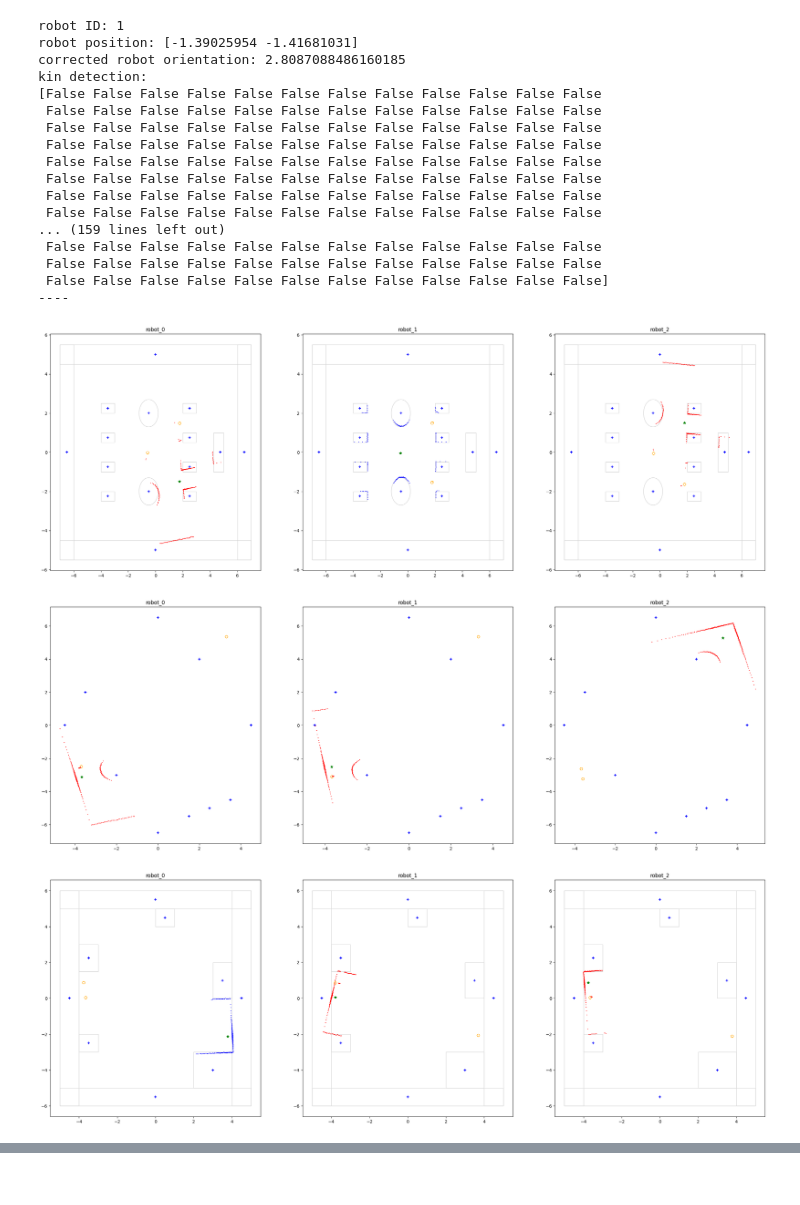
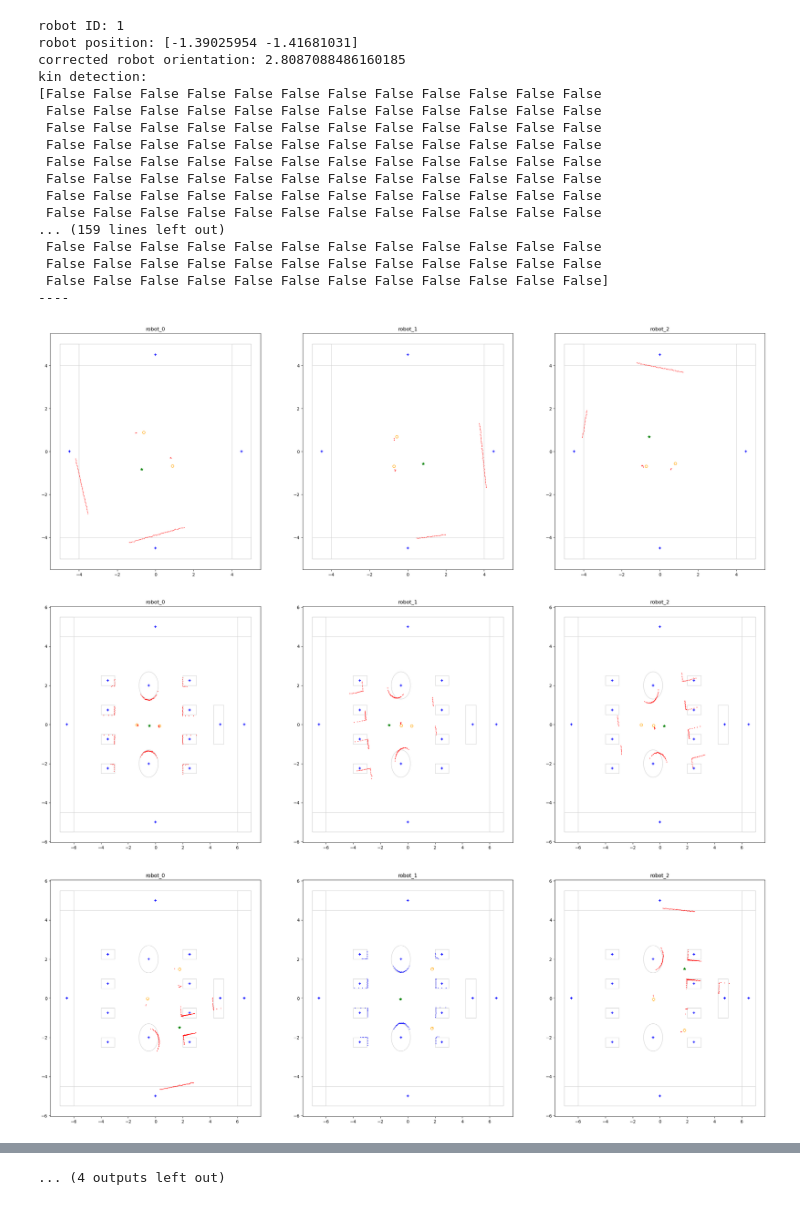
Before and after one commit to ROS2swarm/ROS2swarm-kin-detection, a Jupyter notebook: evaluation_lidar_data.ipynb, the cells around one changed output, grey strips where cells are left out. Saved outputs shown, nothing was run; the diff lists cells and outputs as text; code cells hidden in the pictures.

Commit message:
add corners pillars plot capability and adapt to complete raw data structure

```diff
--- a/evaluation_lidar_data.ipynb
+++ b/evaluation_lidar_data.ipynb
@@ -198,6 +198,8 @@ def create_plot(objects, robots, lidar, arena, r, robot, ax, rot_check):
         plot_two_rooms(ax)
     elif arena == "arena-corners":
         plot_arena_corners(ax)
+    elif arena == "arena-corners-pillars":
+        plot_arena_corners_pillars(ax)
     elif arena == "arena-walls":
         plot_arena_walls(ax)
     elif arena == "arena-walls-poles":
@@ -421,43 +430,58 @@ def detect_false_rotation(objects, arena, robots, r_self, lidar):
 # %%
 # main function: use to determine shifts for certain time stamps
+from pprint import pprint
 
 def main(idx=0, shift=[0,0,0,0,0,0,0,0,0]):
     # get folders with rosbags / lidar data
-    subfolders = [f.name for f in os.scandir('./') if f.is_dir() and f.name[:5] == 'arena']
-    print(subfolders)
+    folders = [f.name for f in os.scandir('./raw_data') if f.is_dir() and f.name not in ['X-tra runs']]
+    pprint(folders)
+    directories_dic = {}
 
-    for subfolder in subfolders:
-        files = glob.glob(subfolder+'/*.csv')
-        arena = subfolder.split('_')[0]
+    cwd = os.getcwd()
+    for folder in folders:
+        directories_dic[folder] = []
+        for rob_type in ['burger/', 'waffle pi/']:
+            [directories_dic[folder].append(rob_type + f.name) for f in os.scandir('./raw_data/' + folder + '/' + rob_type) if f.is_dir()]
 
-        fig, axes = plt.subplots(1, len(files), figsize=(30, 10))
 
-        for rob, f in enumerate(files):
+    for folder in folders:
+        for subfolder in [directories_dic[folder][1]]:
+            os.chdir('./raw_data/' + folder + '/' + subfolder)
 
-            df = pd.read_csv(f)
+            files = os.listdir('.')
+            arena = folder.replace(' ', '-')
 
-            # get robot and object positions
-            objects, robots, r, angle = get_positions(df, idx)
+            print(folder)
+            pprint(files)
+            fig, axes = plt.subplots(1, len(files), figsize=(30, 10))
 
-            # transform lidar scans to points
-            lidar, ld = transform_lidar(df, r, angle, idx, shift[rob])
+            for rob, f in enumerate(files):
 
-            # check for false rotation calculation
-            rot_check, lm, lnm = detect_false_rotation(objects, arena, robots, r, lidar)
+                df = pd.read_csv(f)
 
-            # determine if object or kin
-            l = detect_kin(robots, lidar)
+                # get robot and object positions
+                objects, robots, r, angle = get_positions(df, idx)
 
-            # create plot
-            create_plot(objects, robots, l[:2], arena, r, df['robot'][idx], axes[rob], rot_check)
+                # transform lidar scans to points
+                lidar, ld = transform_lidar(df, r, angle, idx, shift[rob])
 
-            # prints data per robot: ID, position [x,y], orientation corrected by shift, kin detection per LiDAR ray
-            print("robot ID: " + str(rob))
-            print("robot position: " + str(r))
-            print("corrected robot orientation: " + str(angle + shift[rob]))
-            print("kin detection: ")
-            print(l[2])
-            print("----")
+                # check for false rotation calculation
+                rot_check, lm, lnm = detect_false_rotation(objects, arena, robots, r, lidar)
+
+                # determine if object or kin
+                l = detect_kin(robots, lidar)
+
+                # create plot
+                create_plot(objects, robots, l[:2], arena, r, df['robot'][idx], axes[rob], rot_check)
+
+                # prints data per robot: ID, position [x,y], orientation corrected by shift, kin detection per LiDAR ray
+                print("robot ID: " + str(rob))
+                print("robot position: " + str(r))
+                print("corrected robot orientation: " + str(angle + shift[rob]))
+                print("kin detection: ")
+                print(l[2])
+                print("----")
+        os.chdir(cwd)
 
 
 if __name__ == "__main__":
@@ -506,33 +530,33 @@ kin detection:
 [False False False False False False False False False False False False
  False False False False False False False False False False False False
  False False False False False False False False False False False False
  False False False False False False False False False False False False
  False False False False False False False False False False False False
  False False False False False False False False False False False False
  False False False False False False False False False False False False
  False False False False False  True  True  True False False False False
 ... (544 lines left out)
  False False False False False False False False False False False False
  False False False False False False False  True  True False False False
  False False False False False False False False False False False False]
 ----
 robot ID: 1
 robot position: [-1.39025954 -1.41681031]
 corrected robot orientation: 2.8087088486160185
 kin detection:
 [False False False False False False False False False False False False
  False False False False False False False False False False False False
  False False False False False False False False False False False False
  False False False False False False False False False False False False
  False False False False False False False False False False False False
  False False False False False False False False False False False False
  False False False False False False False False False False False False
  False False False False False False False False False False False False
 ... (159 lines left out)
  False False False False False False False False False False False False
  False False False False False False False False False False False False
  False False False False False False False False False False False False]
 ----
-[figure, old version]
+[figure, new version]
-[figure, old version]
+[figure, new version]
-[figure, old version]
+[figure, new version]
@@ -546,3 +568,4 @@ kin detection:
+... (4 outputs left out)
 # %%
 #dataset CSVs:
 subfolders = [f.name for f in os.scandir('./') if f.is_dir() and f.name[:5] == 'arena']
```
Also changed, not shown: parts of 3 cells of this notebook.
